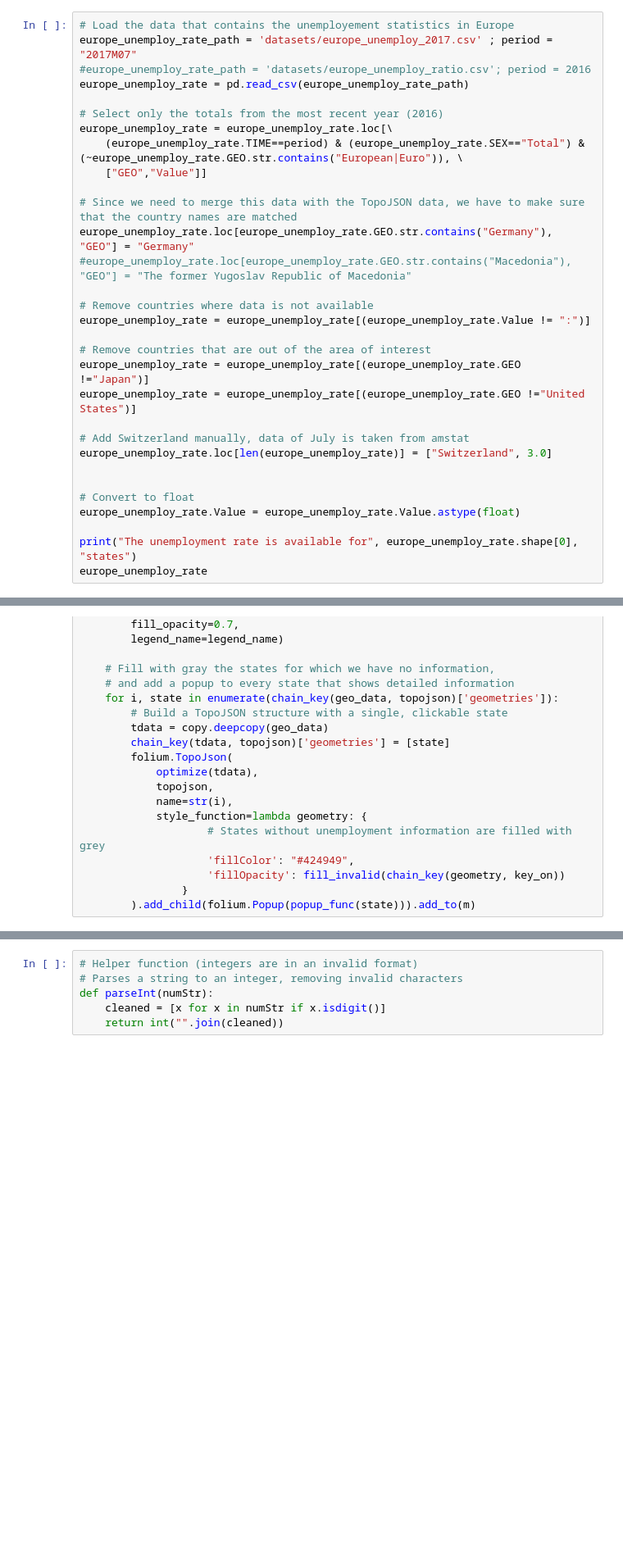
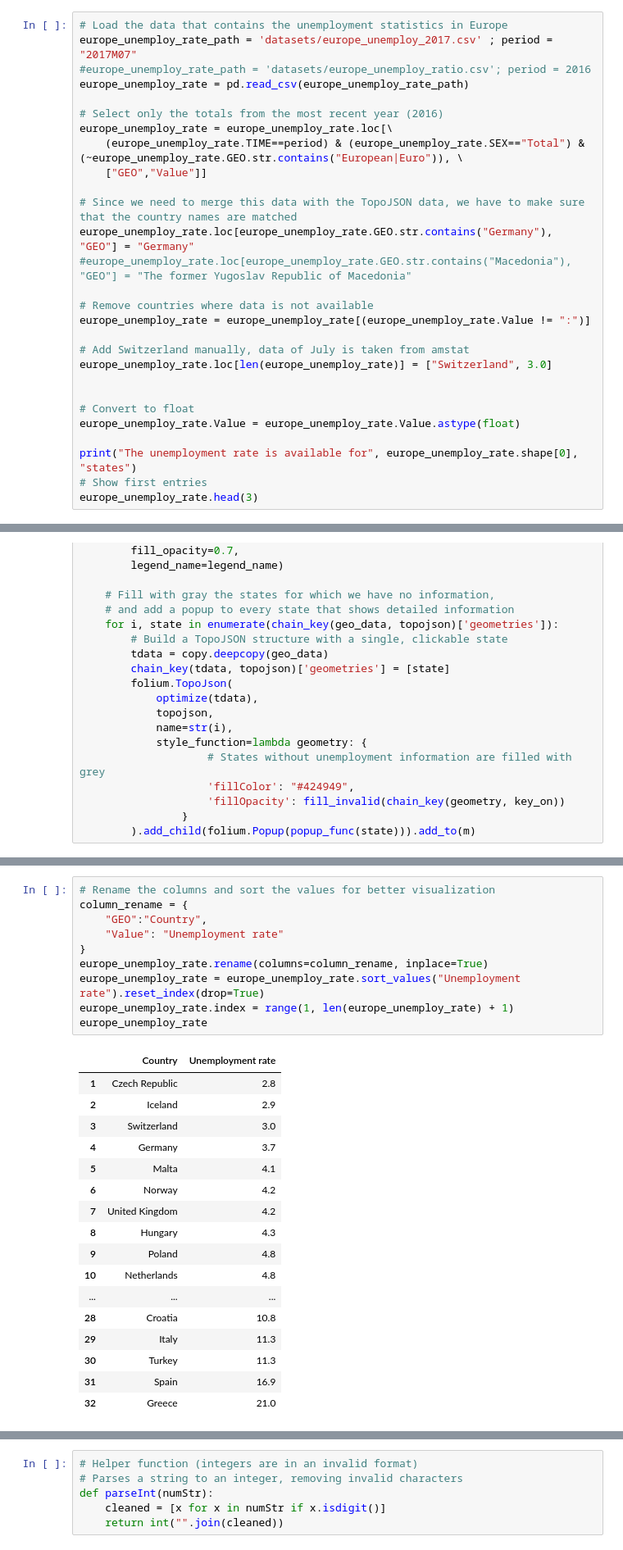
Before and after one commit to tarmeens/ada-homework, a Jupyter notebook: 03 - Interactive Viz/homework3.ipynb, the cells around one changed output, grey strips where cells are left out. Shown at 82% size. Saved outputs shown, nothing was run; the diff lists cells and outputs as text; blank space fills up the shorter version.

```diff
--- a/03 - Interactive Viz/homework3.ipynb
+++ b/03 - Interactive Viz/homework3.ipynb
@@ -15,7 +15,7 @@ We use the unemployment dataset downloaded from the [eurostat](http://ec.europa.
 
 In particular, the dataset contains the _unemployment rate_-that is, the number of unemployed people as a percentage of the labour force. The labour force is definied as the total number of employed and unemployed people. The exact definition of _unemployed person_ and _employed person_ can be found in the [explanatory text](http://ec.europa.eu/eurostat/cache/metadata/en/une_esms.htm) on the eurostat website.
 # %%
-# Load the data that contains the unemployement statistics in Europe
+# Load the data that contains the unemployment statistics in Europe
 europe_unemploy_rate_path = 'datasets/europe_unemploy_2017.csv' ; period = "2017M07"
 #europe_unemploy_rate_path = 'datasets/europe_unemploy_ratio.csv'; period = 2016
 europe_unemploy_rate = pd.read_csv(europe_unemploy_rate_path)
@@ -32,10 +32,6 @@ europe_unemploy_rate.loc[europe_unemploy_rate.GEO.str.contains("Germany"), "GEO"
 # Remove countries where data is not available
 europe_unemploy_rate = europe_unemploy_rate[(europe_unemploy_rate.Value != ":")]
 
-# Remove countries that are out of the area of interest
-europe_unemploy_rate = europe_unemploy_rate[(europe_unemploy_rate.GEO !="Japan")]
-europe_unemploy_rate = europe_unemploy_rate[(europe_unemploy_rate.GEO !="United States")]
-
 # Add Switzerland manually, data of July is taken from amstat
 europe_unemploy_rate.loc[len(europe_unemploy_rate)] = ["Switzerland", 3.0]
 
@@ -44,4 +40,5 @@ europe_unemploy_rate.loc[len(europe_unemploy_rate)] = ["Switzerland", 3.0]
 europe_unemploy_rate.Value = europe_unemploy_rate.Value.astype(float)
 
 print("The unemployment rate is available for", europe_unemploy_rate.shape[0], "states")
-europe_unemploy_rate
+# Show first entries
+europe_unemploy_rate.head(3)
@@ -165,0 +184,28 @@ m
+# %%
+# Rename the columns and sort the values for better visualization
+column_rename = {
+    "GEO":"Country",
+    "Value": "Unemployment rate"
+}
+europe_unemploy_rate.rename(columns=column_rename, inplace=True)
+europe_unemploy_rate = europe_unemploy_rate.sort_values("Unemployment rate").reset_index(drop=True)
+europe_unemploy_rate.index = range(1, len(europe_unemploy_rate) + 1)
+europe_unemploy_rate
+# %% [output]
+|  | Country | Unemployment rate |
+| 1 | Czech Republic | 2.8 |
+| 2 | Iceland | 2.9 |
+| 3 | Switzerland | 3.0 |
+| 4 | Germany | 3.7 |
+| 5 | Malta | 4.1 |
+| 6 | Norway | 4.2 |
+| 7 | United Kingdom | 4.2 |
+| 8 | Hungary | 4.3 |
+| 9 | Poland | 4.8 |
+| 10 | Netherlands | 4.8 |
+| ... | ... | ... |
+| 28 | Croatia | 10.8 |
+| 29 | Italy | 11.3 |
+| 30 | Turkey | 11.3 |
+| 31 | Spain | 16.9 |
+| 32 | Greece | 21.0 |
```
Also changed, not shown: parts of 36 cells of this notebook.
